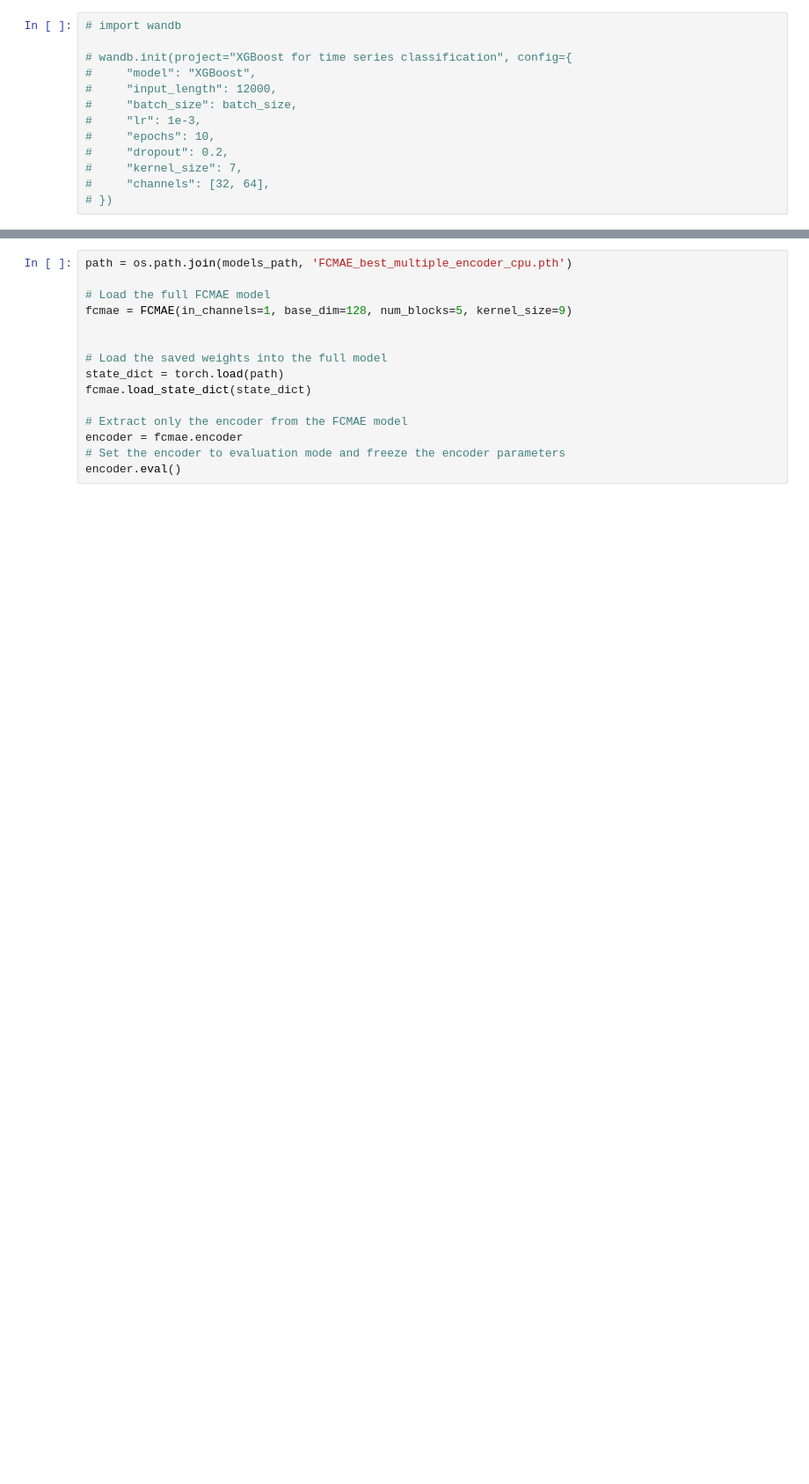
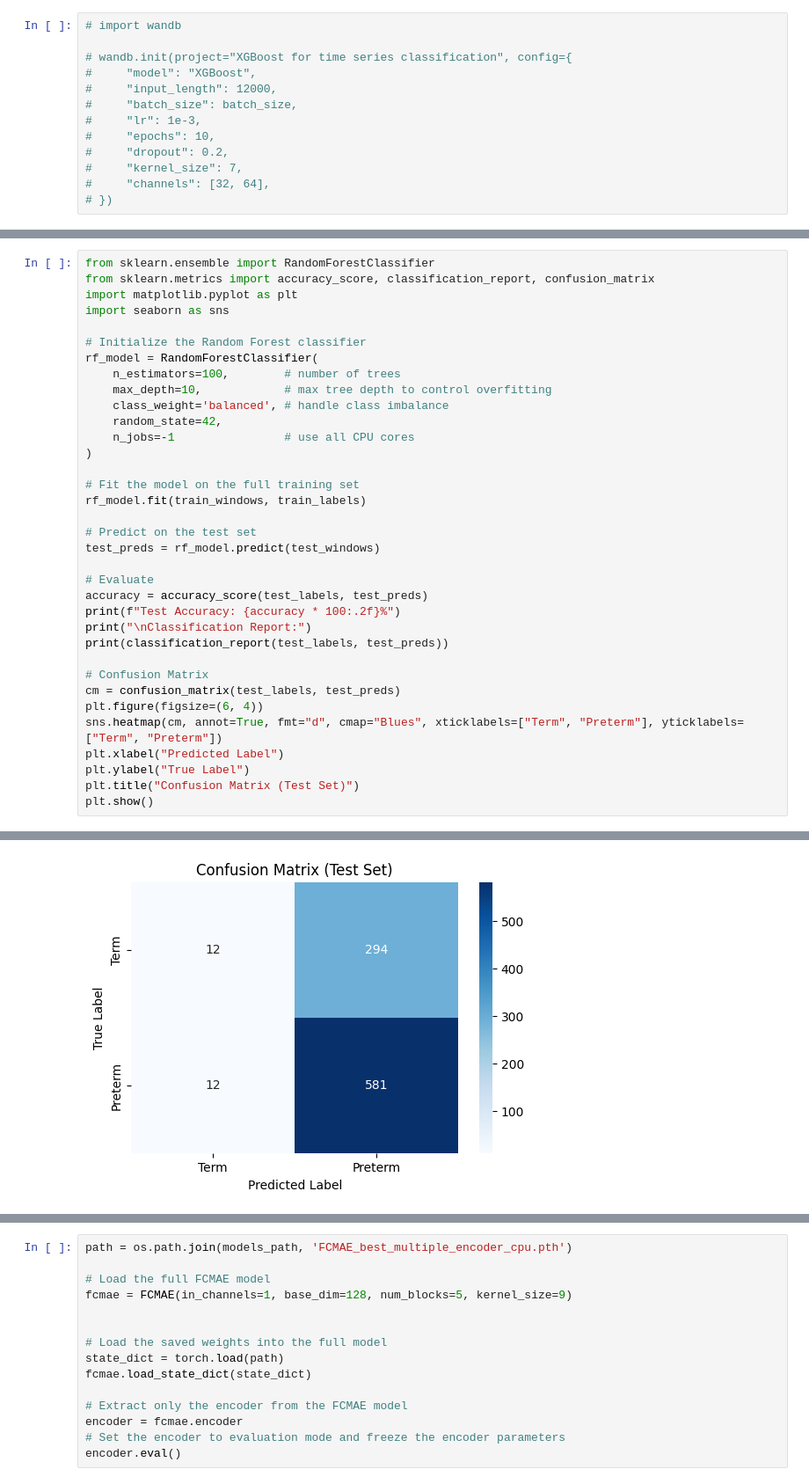
Before and after one commit to noorwertheim/Master-Thesis, a Jupyter notebook: notebooks/XGBoost.ipynb, the cells around one changed output, grey strips where cells are left out. Shown at 88% size. Saved outputs shown, nothing was run; the diff lists cells and outputs as text; blank space fills up the shorter version.

```diff
--- a/notebooks/XGBoost.ipynb
+++ b/notebooks/XGBoost.ipynb
@@ -79,0 +103,36 @@ print(train_windows.shape, train_labels.shape)
+# %%
+from sklearn.ensemble import RandomForestClassifier
+from sklearn.metrics import accuracy_score, classification_report, confusion_matrix
+import matplotlib.pyplot as plt
+import seaborn as sns
+
+# Initialize the Random Forest classifier
+rf_model = RandomForestClassifier(
+    n_estimators=100,        # number of trees
+    max_depth=10,            # max tree depth to control overfitting
+    class_weight='balanced', # handle class imbalance
+    random_state=42,
+    n_jobs=-1                # use all CPU cores
+)
+
+# Fit the model on the full training set
+rf_model.fit(train_windows, train_labels)
+
+# Predict on the test set
+test_preds = rf_model.predict(test_windows)
+
+# Evaluate
+accuracy = accuracy_score(test_labels, test_preds)
+print(f"Test Accuracy: {accuracy * 100:.2f}%")
+print("\nClassification Report:")
+print(classification_report(test_labels, test_preds))
+
+# Confusion Matrix
+cm = confusion_matrix(test_labels, test_preds)
+plt.figure(figsize=(6, 4))
+sns.heatmap(cm, annot=True, fmt="d", cmap="Blues", xticklabels=["Term", "Preterm"], yticklabels=["Term", "Preterm"])
+plt.xlabel("Predicted Label")
+plt.ylabel("True Label")
+plt.title("Confusion Matrix (Test Set)")
+plt.show()
+# %% [output]
@@ -79,0 +150 @@ print(train_windows.shape, train_labels.shape)
+[figure, added]
```
Also changed, not shown: parts of 5 cells of this notebook.
